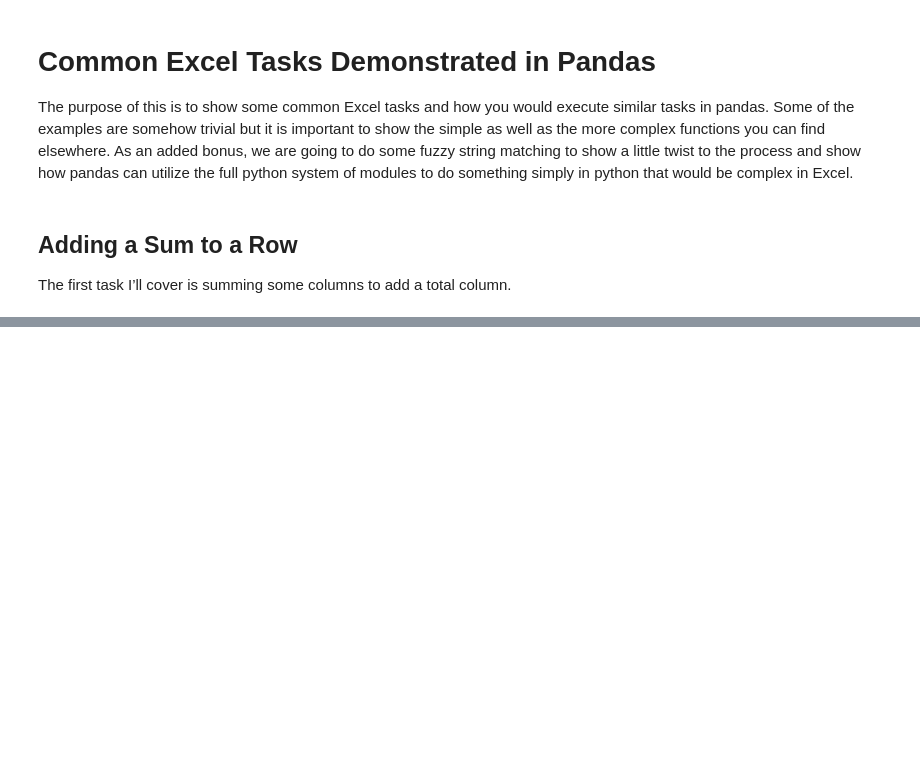
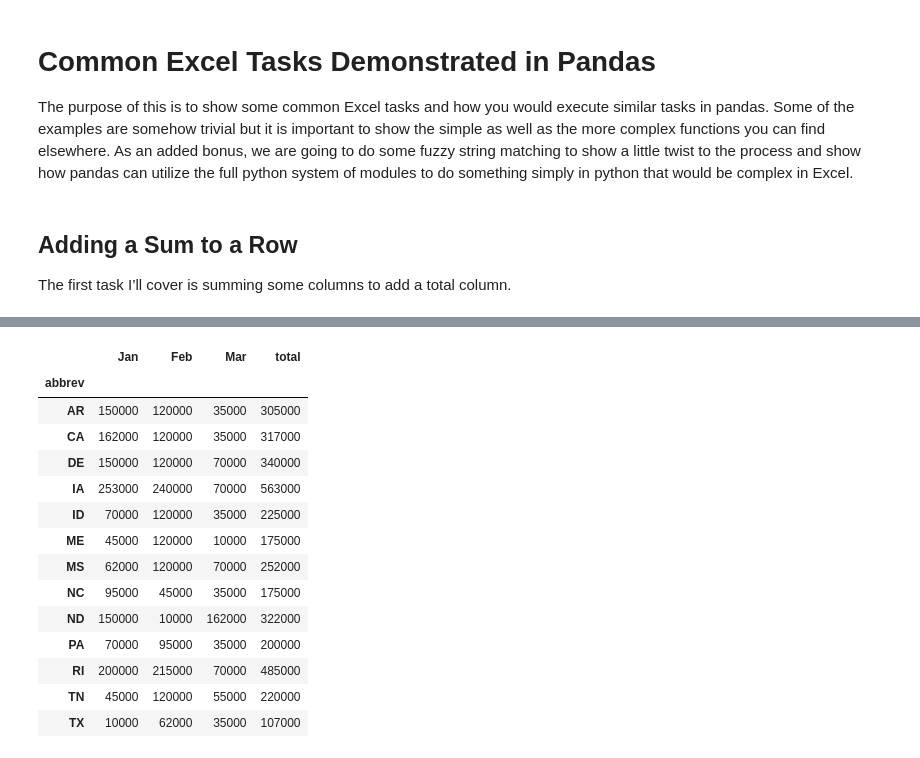
Before and after one commit to bignollo/DSPXI, a Jupyter notebook: 06 - Excel/06.00-Introduction-to-excel.ipynb, the cells around one changed output, grey strips where cells are left out. Cells and saved outputs as stored; diff of their text form; code cells hidden in the pictures; blank space fills up the shorter version.

```diff
--- a/06 - Excel/06.00-Introduction-to-excel.ipynb
+++ b/06 - Excel/06.00-Introduction-to-excel.ipynb
@@ -944,0 +994,3 @@ df.head()
+# %%
+df_final=df.append(df_sum,ignore_index=True)
+df_final.tail()
@@ -944,0 +1362,3 @@ df.head()
+# %%
+df.insert(6, "abbrev", np.nan)
+df.head()
@@ -944,0 +1374,10 @@ df.head()
+# %%
+def convert_state(row):
+    abbrev = process.extractOne(row["state"],choices=state_codes.keys(),score_cutoff=80)
+    if abbrev:
+        #print (abbrev)
+        return state_codes[abbrev[0]]
+    return np.nan
+# %%
+df['abbrev'] = df.apply(convert_state, axis=1)
+df.tail()
@@ -944,0 +1407,19 @@ df.head()
+# %%
+df_sub=df[["abbrev","Jan","Feb","Mar","total"]].groupby('abbrev').sum()
+df_sub
+# %% [output]
+|  | Jan | Feb | Mar | total |
+| abbrev |  |  |  |  |
+| AR | 150000 | 120000 | 35000 | 305000 |
+| CA | 162000 | 120000 | 35000 | 317000 |
+| DE | 150000 | 120000 | 70000 | 340000 |
+| IA | 253000 | 240000 | 70000 | 563000 |
+| ID | 70000 | 120000 | 35000 | 225000 |
+| ME | 45000 | 120000 | 10000 | 175000 |
+| MS | 62000 | 120000 | 70000 | 252000 |
+| NC | 95000 | 45000 | 35000 | 175000 |
+| ND | 150000 | 10000 | 162000 | 322000 |
+| PA | 70000 | 95000 | 35000 | 200000 |
+| RI | 200000 | 215000 | 70000 | 485000 |
+| TN | 45000 | 120000 | 55000 | 220000 |
+| TX | 10000 | 62000 | 35000 | 107000 |
```
Also changed, not shown: parts of 105 cells of this notebook.
